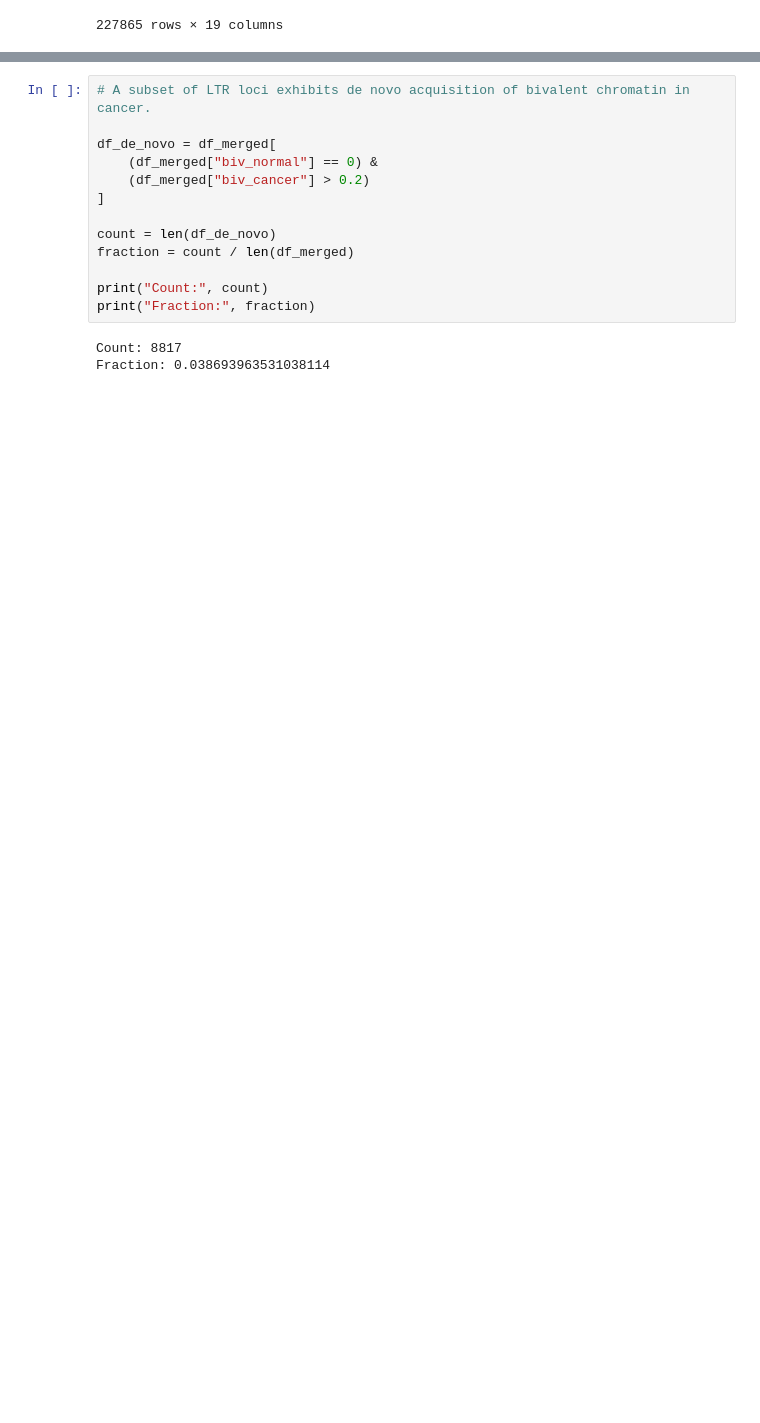
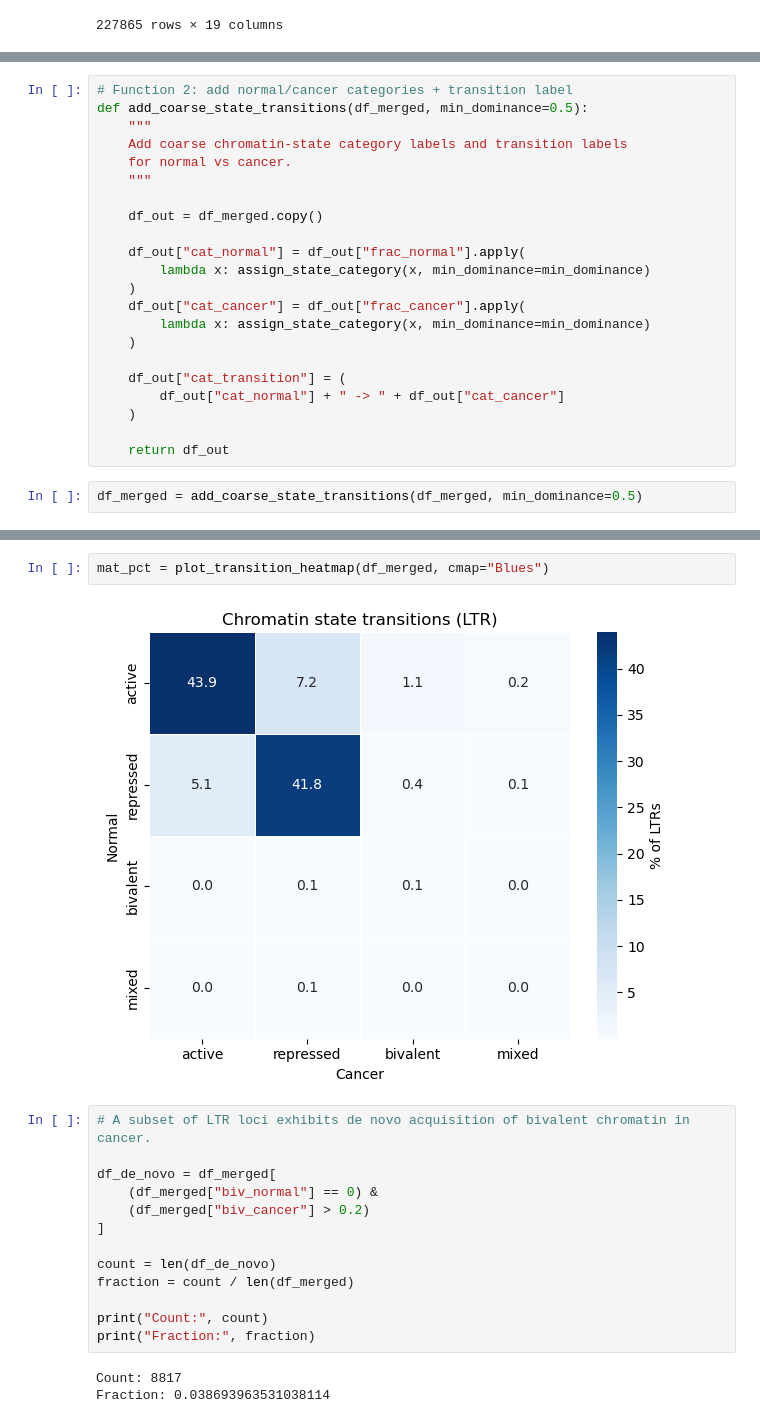
Before and after one commit to caocao0525/HERV, a Jupyter notebook: herv_util_test.ipynb, the cells around one changed output, grey strips where cells are left out. Cells and saved outputs as stored; diff of their text form; blank space fills up the shorter version.

```diff
--- a/herv_util_test.ipynb
+++ b/herv_util_test.ipynb
@@ -333,0 +388,24 @@ df_merged
+# %%
+# Function 2: add normal/cancer categories + transition label
+def add_coarse_state_transitions(df_merged, min_dominance=0.5):
+    """
+    Add coarse chromatin-state category labels and transition labels
+    for normal vs cancer.
+    """
+
+    df_out = df_merged.copy()
+
+    df_out["cat_normal"] = df_out["frac_normal"].apply(
+        lambda x: assign_state_category(x, min_dominance=min_dominance)
+    )
+    df_out["cat_cancer"] = df_out["frac_cancer"].apply(
+        lambda x: assign_state_category(x, min_dominance=min_dominance)
+    )
+
+    df_out["cat_transition"] = (
+        df_out["cat_normal"] + " -> " + df_out["cat_cancer"]
+    )
+
+    return df_out
+# %%
+df_merged = add_coarse_state_transitions(df_merged, min_dominance=0.5)
@@ -334,3 +575,7 @@ df_merged
+# %%
+mat_pct = plot_transition_heatmap(df_merged, cmap="Blues")
+# %% [output]
+[figure, added]
 # %%
 # A subset of LTR loci exhibits de novo acquisition of bivalent chromatin in cancer.
 
```
Also changed, not shown: parts of 37 cells of this notebook.
